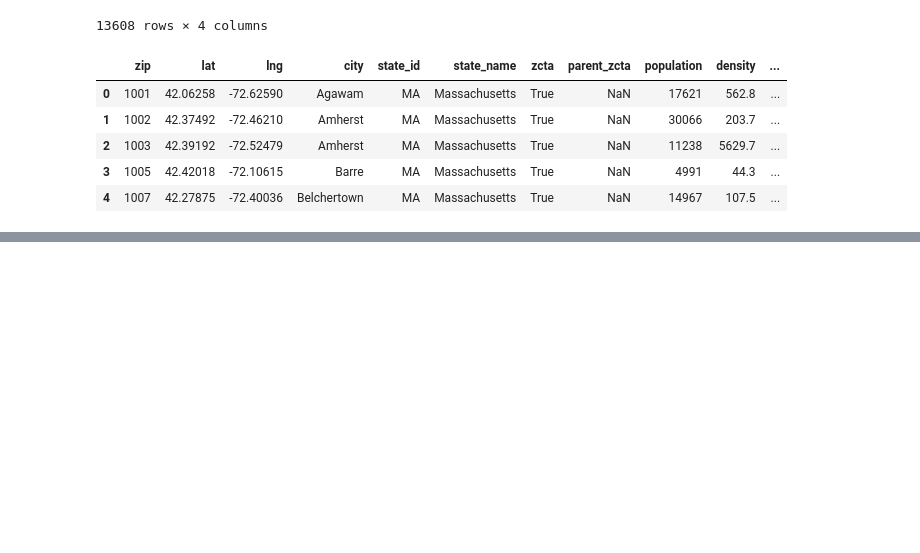
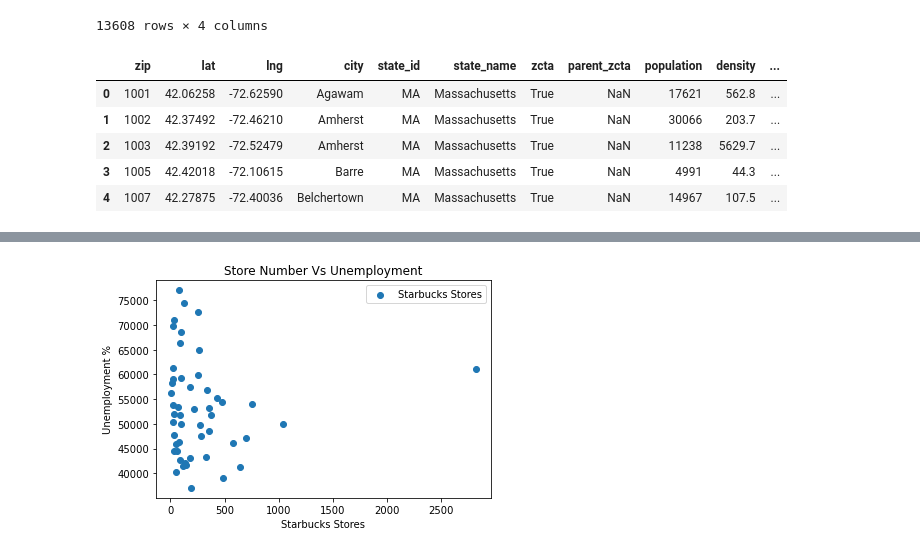
Before and after one commit to sk1990/Project_1_starbucks, a Jupyter notebook: Starbucks_Project_Analysis.ipynb, the cells around one changed output, grey strips where cells are left out. Saved outputs shown, nothing was run; the diff lists cells and outputs as text; code cells hidden in the pictures; blank space fills up the shorter version.

Commit message:
Graphs_scripts

```diff
--- a/Starbucks_Project_Analysis.ipynb
+++ b/Starbucks_Project_Analysis.ipynb
@@ -171,6 +135,6 @@ Name: Store Number, dtype: int64
 # %%
-#Create a dataframe grouping by state group
-state_group = final_df.groupby('State')
-
-#Dataframe to count the number of Starbucks number
-store_number = pd.DataFrame(state_group['Store Number'].count())
+#Create dataframe to grouby state
+state_group=final_df.groupby('State')
+# Datafrme for no of stores per state
+Store_state=pd.DataFrame(state_group['Store Number'].count())
+# Store_state
@@ -245,0 +169,12 @@ plt.show()
+# %%
+# Scatter plot: No of stores vs Unemployment
+plt.scatter(Store_state['Store Number'], merge_df['Income'])
+plt.title("Store Number Vs Unemployment")
+plt.xlabel("Starbucks Stores")
+plt.ylabel("Unemployment %")
+legend_name=["Starbucks Stores"]
+plt.legend(legend_name,loc="best")
+plt.savefig("images/Number_of_Stores_unemploy.png")
+plt.show()
+# %% [output]
+[figure, added]
```
Also changed, not shown: parts of 20 cells of this notebook, 8 other files.
